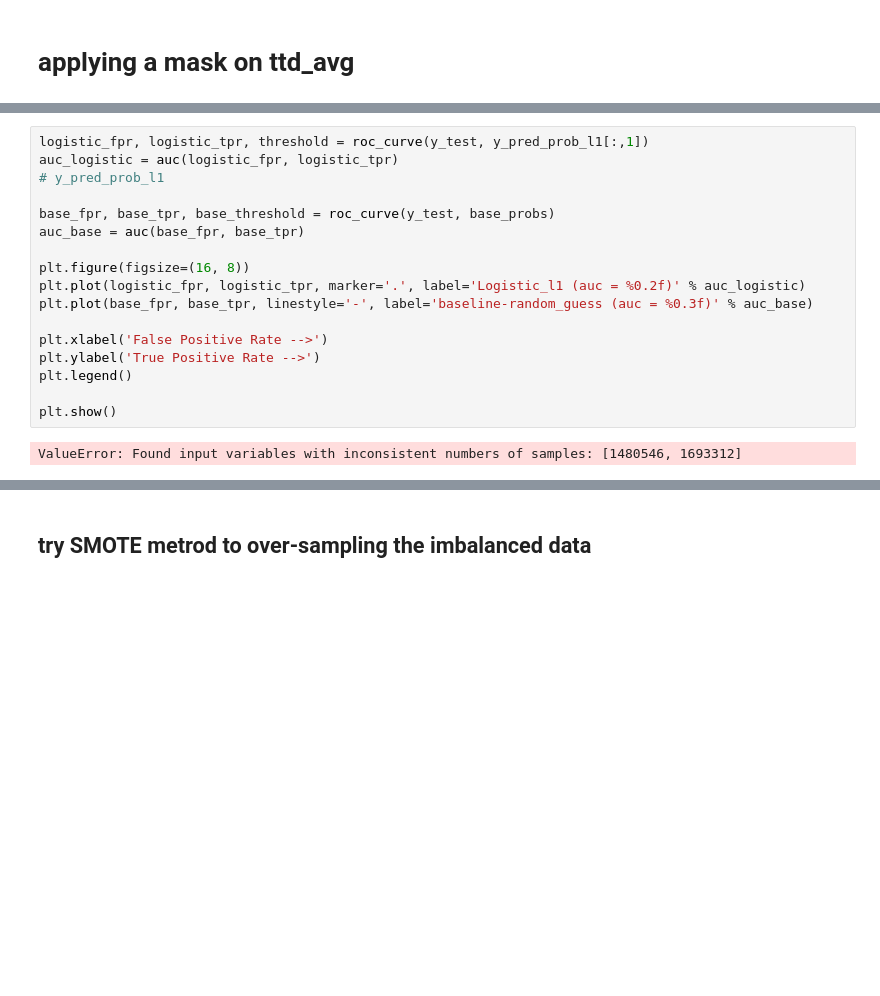
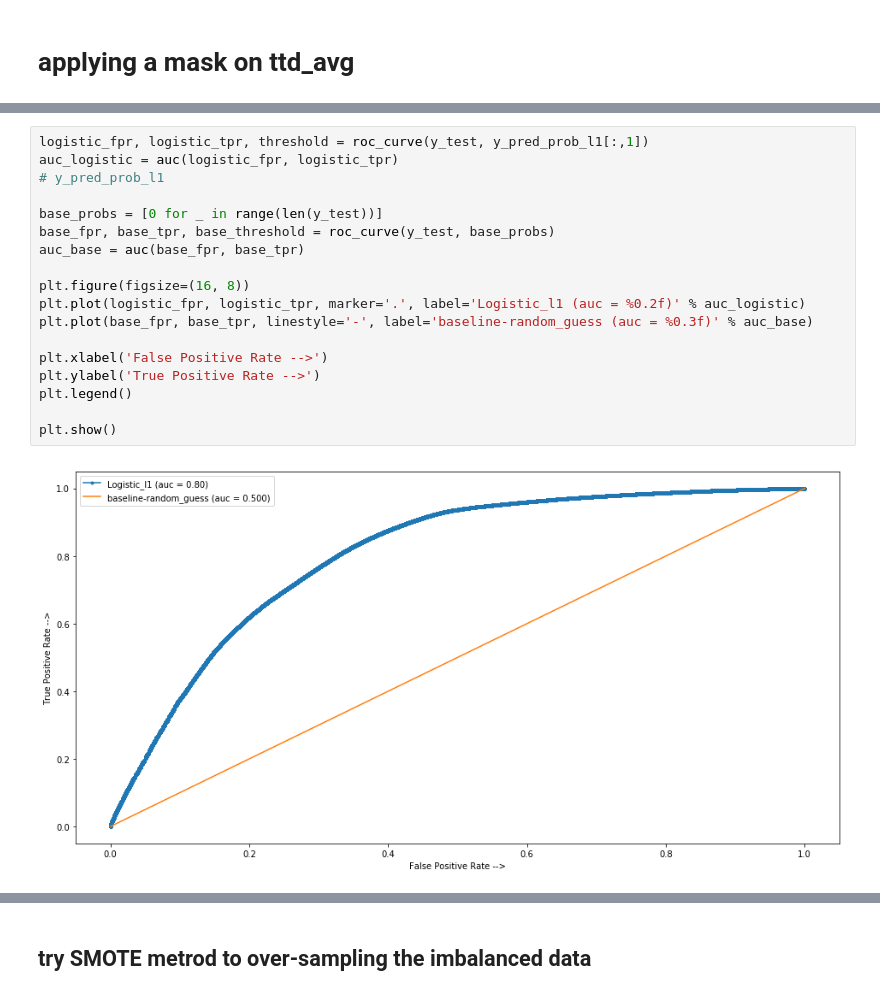
Before and after one commit to zzhang-wish/zzhang_logistics, a Jupyter notebook: TTD_analysis/churn rate model 3.ipynb, the cells around one changed output, grey strips where cells are left out. Saved outputs shown, nothing was run; the diff lists cells and outputs as text; blank space fills up the shorter version.

```diff
--- a/TTD_analysis/churn rate model 3.ipynb
+++ b/TTD_analysis/churn rate model 3.ipynb
@@ -698,21 +725,22 @@ overall accuracy is 85.8%
 # %%
 logistic_fpr, logistic_tpr, threshold = roc_curve(y_test, y_pred_prob_l1[:,1])
 auc_logistic = auc(logistic_fpr, logistic_tpr)
 # y_pred_prob_l1
 
+base_probs = [0 for _ in range(len(y_test))]
 base_fpr, base_tpr, base_threshold = roc_curve(y_test, base_probs)
 auc_base = auc(base_fpr, base_tpr)
 
 plt.figure(figsize=(16, 8))
 plt.plot(logistic_fpr, logistic_tpr, marker='.', label='Logistic_l1 (auc = %0.2f)' % auc_logistic)
 plt.plot(base_fpr, base_tpr, linestyle='-', label='baseline-random_guess (auc = %0.3f)' % auc_base)
 
 plt.xlabel('False Positive Rate -->')
 plt.ylabel('True Positive Rate -->')
 plt.legend()
 
 plt.show()
 # %% [output]
-ValueError: Found input variables with inconsistent numbers of samples: [1480546, 1693312]
+[figure, added]
 # %%
 plt.figure(figsize=(16, 8))
```
Also changed, not shown: parts of 10 cells of this notebook.
